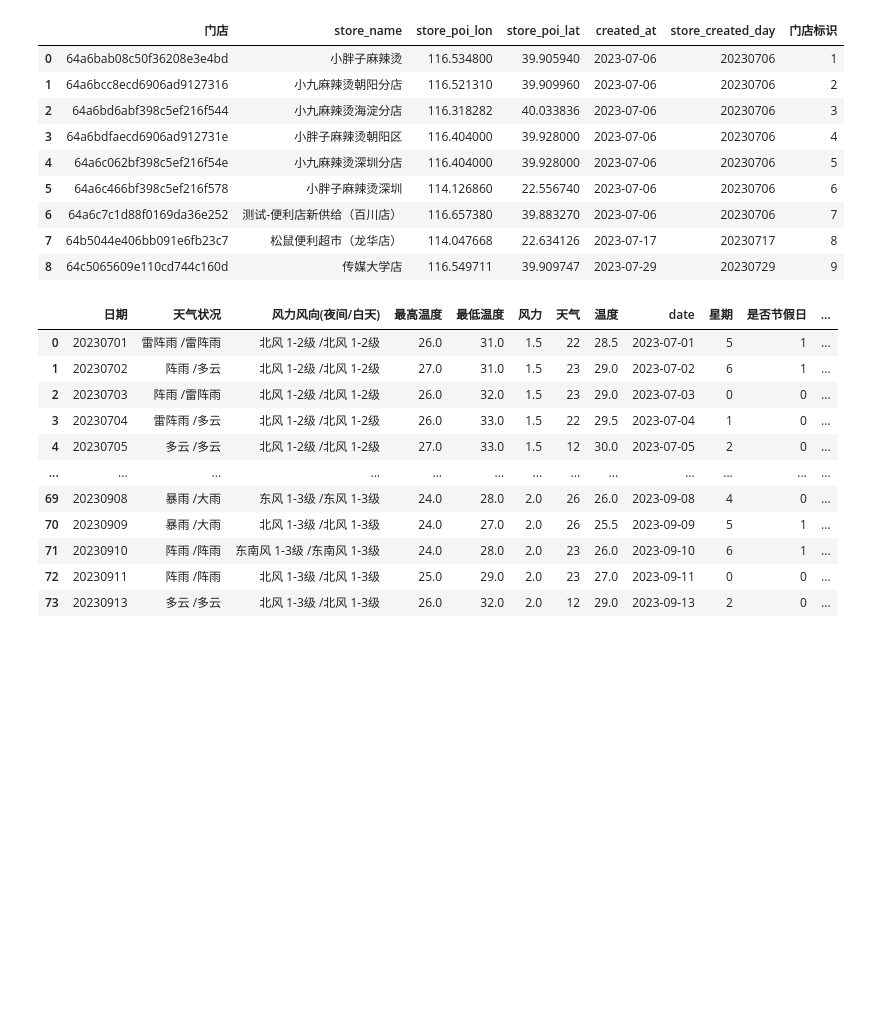
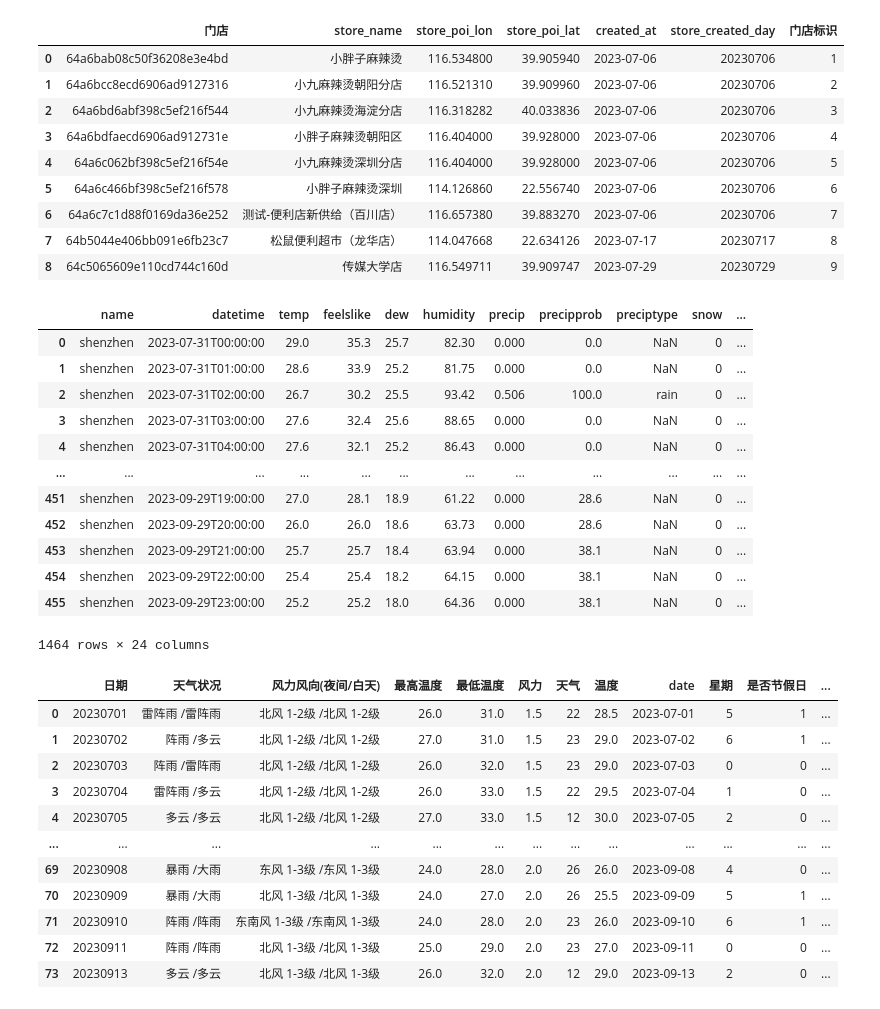
Before and after one commit to pql-eternally/algorithm, a Jupyter notebook: python/qpandas/骑手排班计划.ipynb, the cells around one changed output. Saved outputs shown, nothing was run; the diff lists cells and outputs as text; code cells hidden in the pictures; blank space fills up the shorter version.

```diff
--- a/python/qpandas/骑手排班计划.ipynb
+++ b/python/qpandas/骑手排班计划.ipynb
@@ -37,6 +37,27 @@ store_df
 | 6 | 64a6c7c1d88f0169da36e252 | 测试-便利店新供给（百川店） | 116.657380 | 39.883270 | 2023-07-06 | 20230706 | 7 |
 | 7 | 64b5044e406bb091e6fb23c7 | 松鼠便利超市（龙华店） | 114.047668 | 22.634126 | 2023-07-17 | 20230717 | 8 |
 | 8 | 64c5065609e110cd744c160d | 传媒大学店 | 116.549711 | 39.909747 | 2023-07-29 | 20230729 | 9 |
+# %%
+df1 = pd.read_csv("/Users/qhkjit/Downloads/shenzhen 2023-07-31 to 2023-07-31.csv")
+df2 = pd.read_csv("/Users/qhkjit/Downloads/shenzhen 2023-08-01 to 2023-09-10.csv")
+df3 = pd.read_csv("/Users/qhkjit/Downloads/shenzhen 2023-09-11 to 2023-09-30.csv")
+df = pd.concat([df1, df2, df3])
+df.to_csv("/Users/qhkjit/Downloads/深圳8-9月天气.csv")
+df
+# %% [output]
+|  | name | datetime | temp | feelslike | dew | humidity | precip | precipprob | preciptype | snow | ... |
+| 0 | shenzhen | 2023-07-31T00:00:00 | 29.0 | 35.3 | 25.7 | 82.30 | 0.000 | 0.0 | NaN | 0 | ... |
+| 1 | shenzhen | 2023-07-31T01:00:00 | 28.6 | 33.9 | 25.2 | 81.75 | 0.000 | 0.0 | NaN | 0 | ... |
+| 2 | shenzhen | 2023-07-31T02:00:00 | 26.7 | 30.2 | 25.5 | 93.42 | 0.506 | 100.0 | rain | 0 | ... |
+| 3 | shenzhen | 2023-07-31T03:00:00 | 27.6 | 32.4 | 25.6 | 88.65 | 0.000 | 0.0 | NaN | 0 | ... |
+| 4 | shenzhen | 2023-07-31T04:00:00 | 27.6 | 32.1 | 25.2 | 86.43 | 0.000 | 0.0 | NaN | 0 | ... |
+| ... | ... | ... | ... | ... | ... | ... | ... | ... | ... | ... | ... |
+| 451 | shenzhen | 2023-09-29T19:00:00 | 27.0 | 28.1 | 18.9 | 61.22 | 0.000 | 28.6 | NaN | 0 | ... |
+| 452 | shenzhen | 2023-09-29T20:00:00 | 26.0 | 26.0 | 18.6 | 63.73 | 0.000 | 28.6 | NaN | 0 | ... |
+| 453 | shenzhen | 2023-09-29T21:00:00 | 25.7 | 25.7 | 18.4 | 63.94 | 0.000 | 38.1 | NaN | 0 | ... |
+| 454 | shenzhen | 2023-09-29T22:00:00 | 25.4 | 25.4 | 18.2 | 64.15 | 0.000 | 38.1 | NaN | 0 | ... |
+| 455 | shenzhen | 2023-09-29T23:00:00 | 25.2 | 25.2 | 18.0 | 64.36 | 0.000 | 38.1 | NaN | 0 | ... |
+1464 rows × 24 columns
 # %%
 def is_holiday(date):
     """
```
Also changed, not shown: 27 other files.
